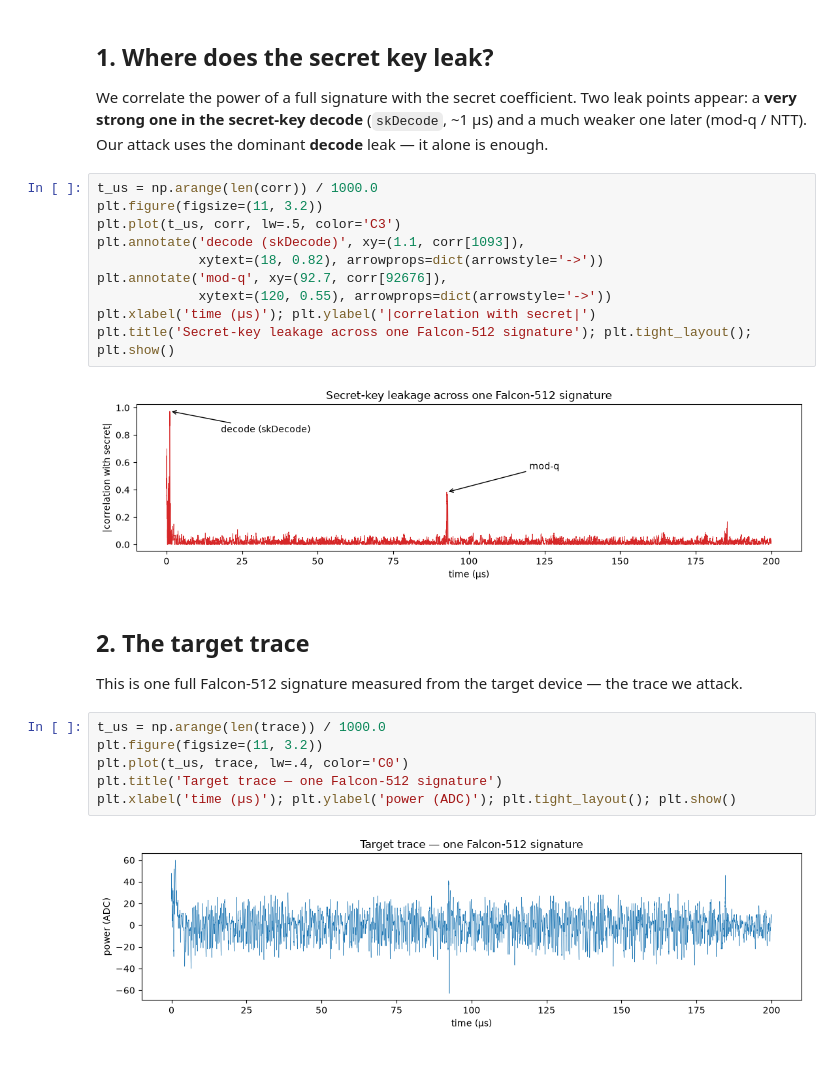
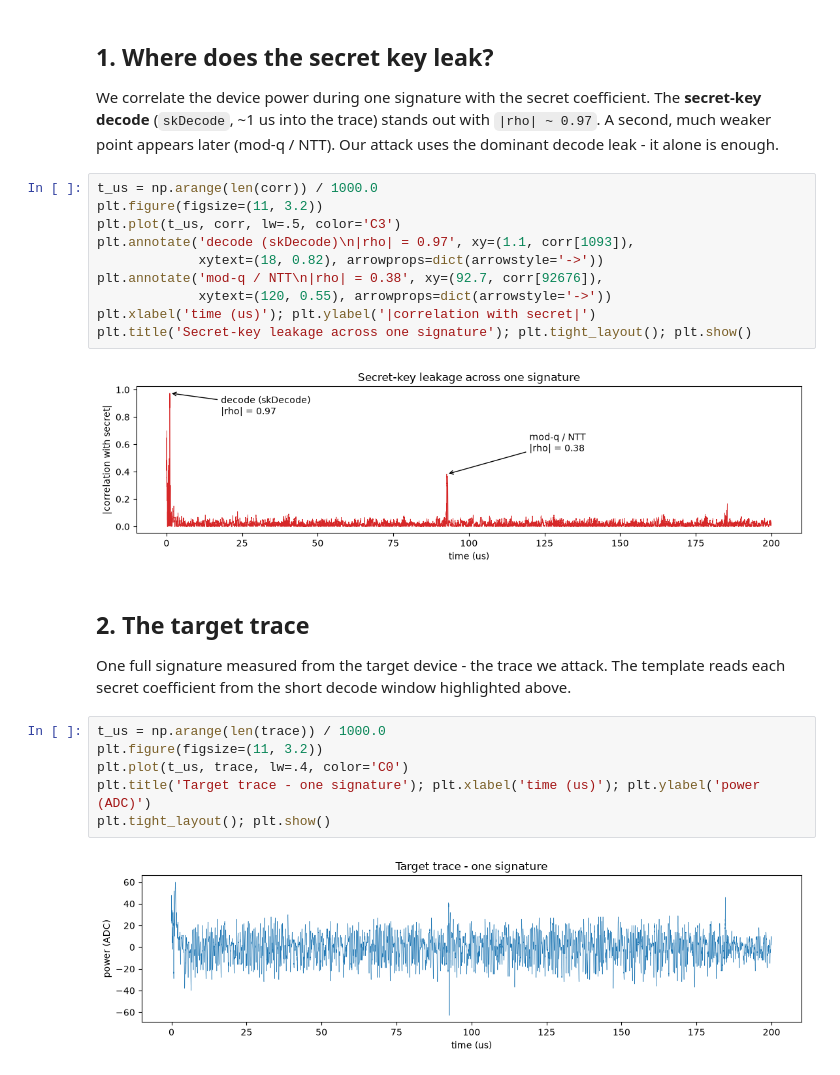
Before and after one commit to Mervespm/Pinata, a Jupyter notebook: sca-scripts/demo/falcon_demo.ipynb, the cells around one changed output. Drawn from its saved outputs; the diff is of its cells as text.

```diff
--- a/sca-scripts/demo/falcon_demo.ipynb
+++ b/sca-scripts/demo/falcon_demo.ipynb
@@ -25,32 +42,33 @@ ready: correlation, target trace, trained template, leak model, keyset
 # %% [markdown]
 ## 1. Where does the secret key leak?
 
-We correlate the power of a full signature with the secret coefficient. Two leak points
-appear: a **very strong one in the secret-key decode** (`skDecode`, ~1 µs) and a much
-weaker one later (mod-q / NTT). Our attack uses the dominant **decode** leak — it alone
-is enough.
+We correlate the device power during one signature with the secret coefficient. The
+**secret-key decode** (`skDecode`, ~1 us into the trace) stands out with `|rho| ~ 0.97`.
+A second, much weaker point appears later (mod-q / NTT). Our attack uses the dominant
+decode leak - it alone is enough.
 # %%
 t_us = np.arange(len(corr)) / 1000.0
 plt.figure(figsize=(11, 3.2))
 plt.plot(t_us, corr, lw=.5, color='C3')
-plt.annotate('decode (skDecode)', xy=(1.1, corr[1093]),
+plt.annotate('decode (skDecode)\n|rho| = 0.97', xy=(1.1, corr[1093]),
              xytext=(18, 0.82), arrowprops=dict(arrowstyle='->'))
-plt.annotate('mod-q', xy=(92.7, corr[92676]),
+plt.annotate('mod-q / NTT\n|rho| = 0.38', xy=(92.7, corr[92676]),
              xytext=(120, 0.55), arrowprops=dict(arrowstyle='->'))
-plt.xlabel('time (µs)'); plt.ylabel('|correlation with secret|')
-plt.title('Secret-key leakage across one Falcon-512 signature'); plt.tight_layout(); plt.show()
+plt.xlabel('time (us)'); plt.ylabel('|correlation with secret|')
+plt.title('Secret-key leakage across one signature'); plt.tight_layout(); plt.show()
 # %% [output]
-[figure, old version]
+[figure, new version]
 # %% [markdown]
 ## 2. The target trace
 
-This is one full Falcon-512 signature measured from the target device — the trace we attack.
+One full signature measured from the target device - the trace we attack. The template
+reads each secret coefficient from the short decode window highlighted above.
 # %%
 t_us = np.arange(len(trace)) / 1000.0
 plt.figure(figsize=(11, 3.2))
 plt.plot(t_us, trace, lw=.4, color='C0')
-plt.title('Target trace — one Falcon-512 signature')
-plt.xlabel('time (µs)'); plt.ylabel('power (ADC)'); plt.tight_layout(); plt.show()
+plt.title('Target trace - one signature'); plt.xlabel('time (us)'); plt.ylabel('power (ADC)')
+plt.tight_layout(); plt.show()
 # %% [output]
-[figure, old version]
+[figure, new version]
 # %% [markdown]
```
Also changed, not shown: parts of 12 cells of this notebook, 8 other files.
